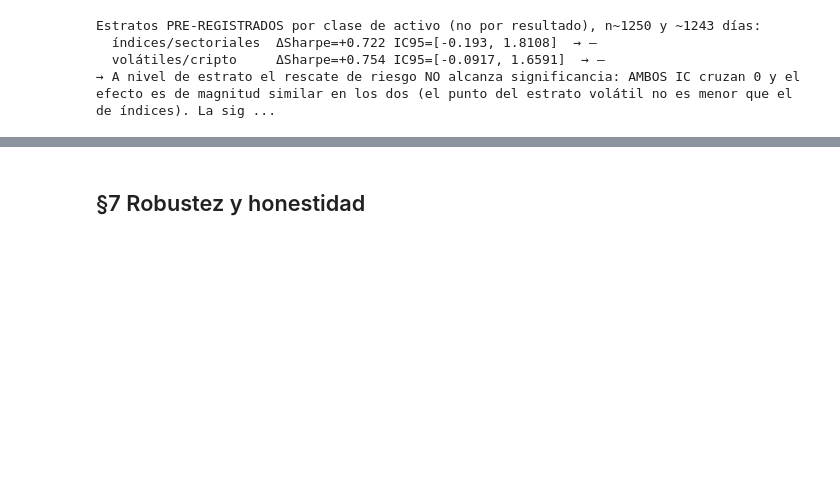
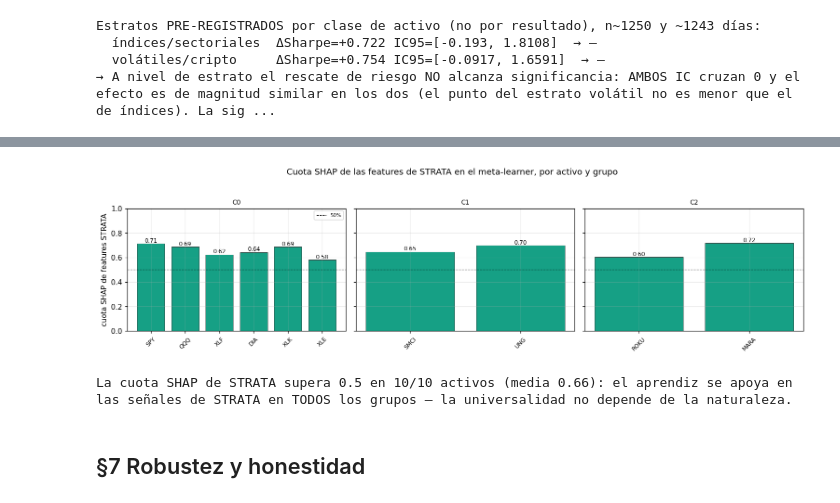
Before and after one commit to RaquelGarciah/Real-time-statistical-supervision-of-an-AI-trading-agent, a Jupyter notebook: notebooks/STRATA_marco_practico.ipynb, the cells around one changed output, grey strips where cells are left out. Saved outputs shown, nothing was run; the diff lists cells and outputs as text; code cells hidden in the pictures; blank space fills up the shorter version.

```diff
--- a/notebooks/STRATA_marco_practico.ipynb
+++ b/notebooks/STRATA_marco_practico.ipynb
@@ -1311,3 +1365,20 @@ Lectura (exploratoria, n=15): los grupos se ordenan por leverage/volatilidad; el
+# %%
+# (3) Cuota SHAP de las features de STRATA en el aprendiz, por activo del grupo
+fig, axes = plt.subplots(1, len(groups), figsize=(14, 3.6), sharey=True)
+for ax, g in zip(axes, groups):
+    acts = prof[g]["activos"]; vals = [pa[a]["shap_cuota_strata"] for a in acts]
+    ax.bar(acts, vals, color="#16a085", edgecolor="k", lw=.4); ax.axhline(0.5, color="k", ls="--", lw=.8, label="50%")
+    for i, v in enumerate(vals): ax.text(i, v + 0.01, f"{v:.2f}", ha="center", fontsize=8)
+    ax.set_title(g, fontsize=9); ax.tick_params(axis="x", rotation=45, labelsize=8); ax.set_ylim(0, 1)
+axes[0].set_ylabel("cuota SHAP de features STRATA"); axes[0].legend(fontsize=7)
+fig.suptitle("Cuota SHAP de las features de STRATA en el meta-learner, por activo y grupo", y=1.04)
+plt.tight_layout(); plt.show()
+allc = [pa[a]["shap_cuota_strata"] for a in PANEL10]
+print(f"La cuota SHAP de STRATA supera 0.5 en {sum(c > 0.5 for c in allc)}/10 activos (media {np.mean(allc):.2f}): "
+      "el aprendiz se apoya en las señales de STRATA en TODOS los grupos — la universalidad no depende de la naturaleza.")
+# %% [output]
+[figure, added]
+La cuota SHAP de STRATA supera 0.5 en 10/10 activos (media 0.66): el aprendiz se apoya en las señales de STRATA en TODOS los grupos — la universalidad no depende de la naturaleza.
 # %% [markdown]
 ## §7 Robustez y honestidad
 # %%
```
Also changed, not shown: parts of 9 cells of this notebook, 3 other files.
